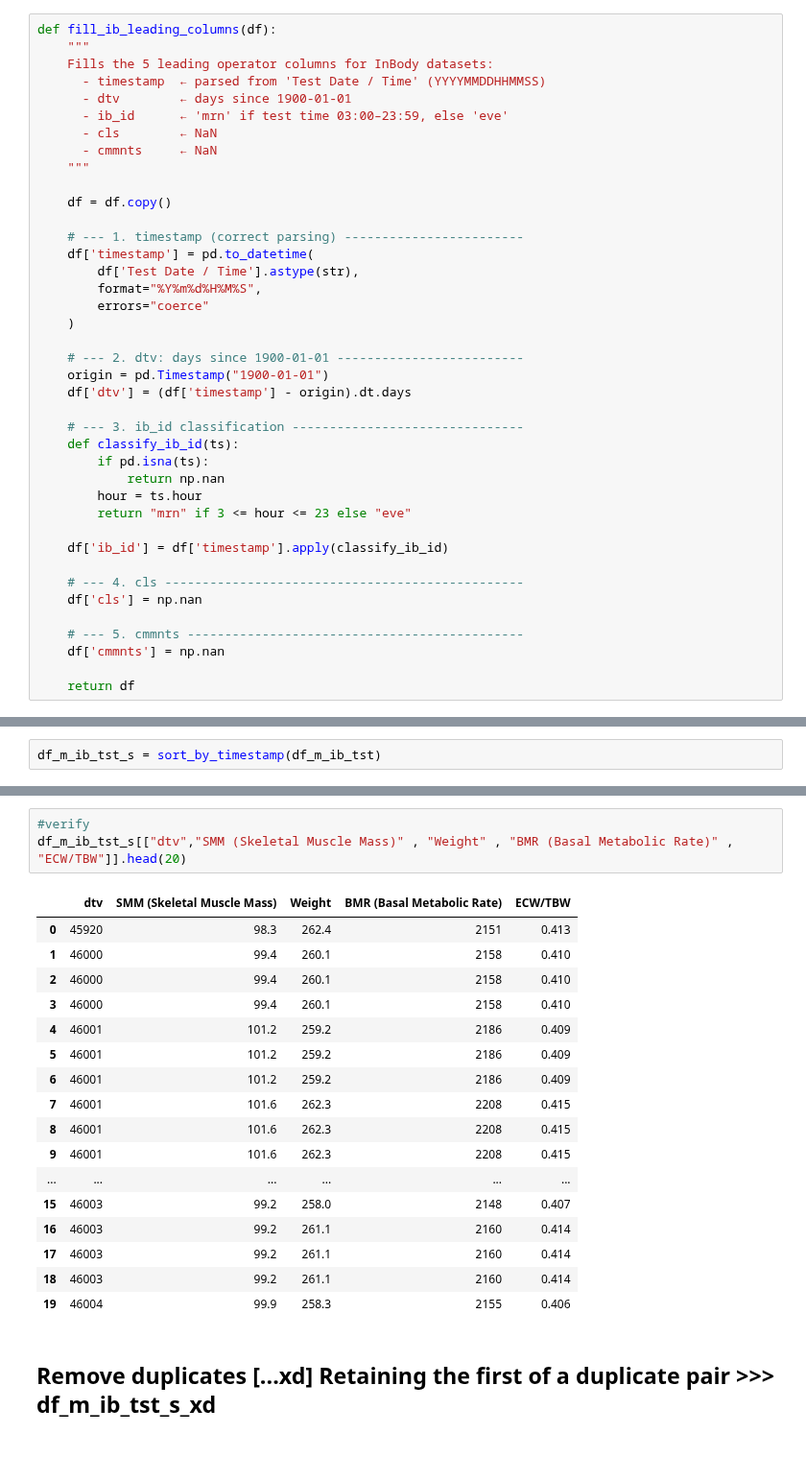
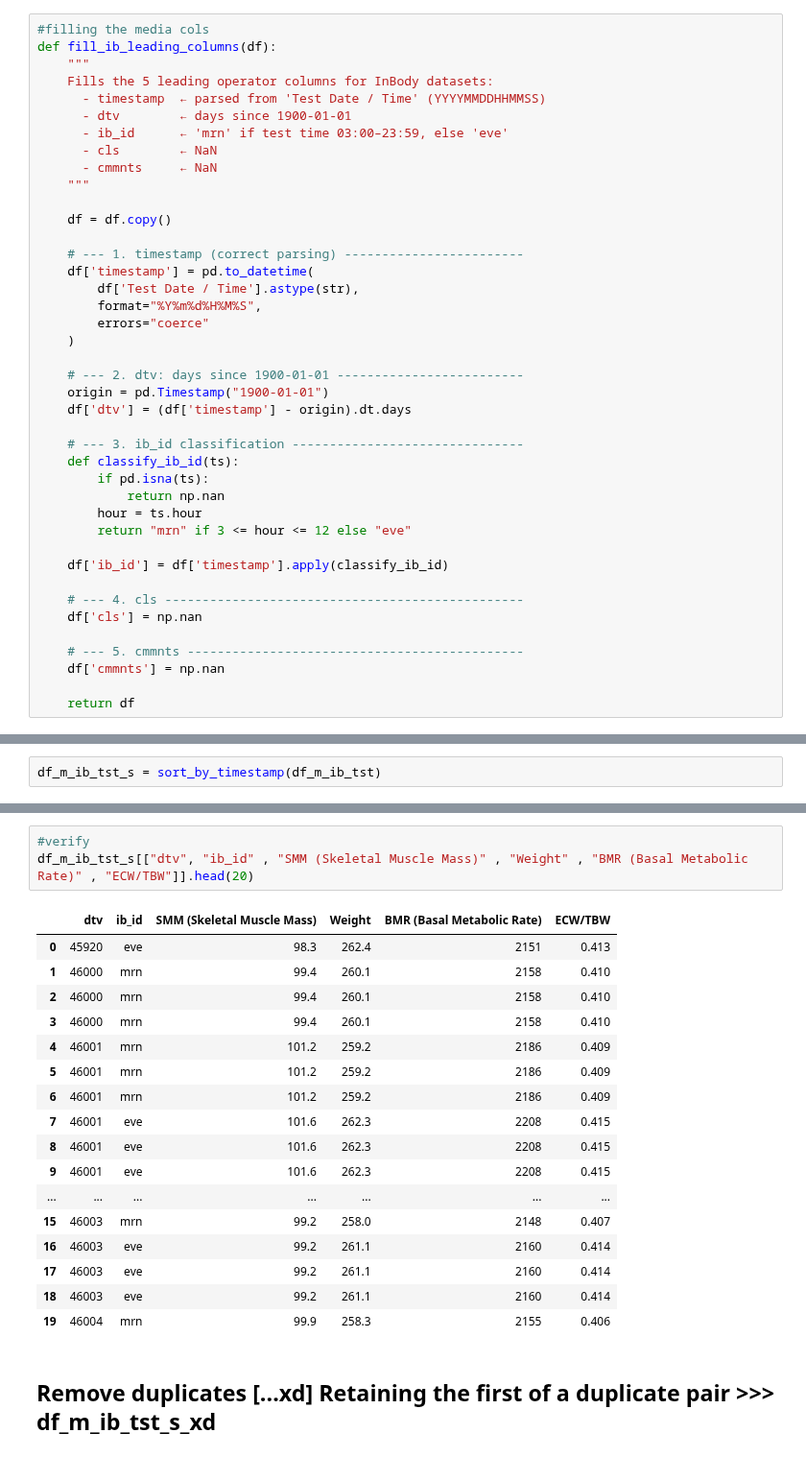
Before and after one commit to 1ratlabs/JL_2, a Jupyter notebook: ib_fls_import.ipynb, the cells around one changed output, grey strips where cells are left out. Shown at 96% size. Drawn from its saved outputs; the diff is of its cells as text.

```diff
--- a/ib_fls_import.ipynb
+++ b/ib_fls_import.ipynb
@@ -64,4 +71,5 @@ NOTE: timestamp = Test Date / Time does not work  use computed time stamp
 # %%
+#filling the media cols
 def fill_ib_leading_columns(df):
     """
     Fills the 5 leading operator columns for InBody datasets:
@@ -90,7 +98,7 @@ def fill_ib_leading_columns(df):
         if pd.isna(ts):
             return np.nan
         hour = ts.hour
-        return "mrn" if 3 <= hour <= 23 else "eve"
+        return "mrn" if 3 <= hour <= 12 else "eve"
 
     df['ib_id'] = df['timestamp'].apply(classify_ib_id)
 
@@ -207,24 +267,24 @@ df_m_ib_tst_s[['Test Date / Time', 'timestamp',"dtv"]].head(20)
 # %%
 #verify
-df_m_ib_tst_s[["dtv","SMM (Skeletal Muscle Mass)" , "Weight" , "BMR (Basal Metabolic Rate)" , "ECW/TBW"]].head(20)
+df_m_ib_tst_s[["dtv", "ib_id" , "SMM (Skeletal Muscle Mass)" , "Weight" , "BMR (Basal Metabolic Rate)" , "ECW/TBW"]].head(20)
 # %% [output]
-|  | dtv | SMM (Skeletal Muscle Mass) | Weight | BMR (Basal Metabolic Rate) | ECW/TBW |
-| 0 | 45920 | 98.3 | 262.4 | 2151 | 0.413 |
-| 1 | 46000 | 99.4 | 260.1 | 2158 | 0.410 |
-| 2 | 46000 | 99.4 | 260.1 | 2158 | 0.410 |
-| 3 | 46000 | 99.4 | 260.1 | 2158 | 0.410 |
-| 4 | 46001 | 101.2 | 259.2 | 2186 | 0.409 |
-| 5 | 46001 | 101.2 | 259.2 | 2186 | 0.409 |
-| 6 | 46001 | 101.2 | 259.2 | 2186 | 0.409 |
-| 7 | 46001 | 101.6 | 262.3 | 2208 | 0.415 |
-| 8 | 46001 | 101.6 | 262.3 | 2208 | 0.415 |
-| 9 | 46001 | 101.6 | 262.3 | 2208 | 0.415 |
-| ... | ... | ... | ... | ... | ... |
-| 15 | 46003 | 99.2 | 258.0 | 2148 | 0.407 |
-| 16 | 46003 | 99.2 | 261.1 | 2160 | 0.414 |
-| 17 | 46003 | 99.2 | 261.1 | 2160 | 0.414 |
-| 18 | 46003 | 99.2 | 261.1 | 2160 | 0.414 |
-| 19 | 46004 | 99.9 | 258.3 | 2155 | 0.406 |
+|  | dtv | ib_id | SMM (Skeletal Muscle Mass) | Weight | BMR (Basal Metabolic Rate) | ECW/TBW |
+| 0 | 45920 | eve | 98.3 | 262.4 | 2151 | 0.413 |
+| 1 | 46000 | mrn | 99.4 | 260.1 | 2158 | 0.410 |
+| 2 | 46000 | mrn | 99.4 | 260.1 | 2158 | 0.410 |
+| 3 | 46000 | mrn | 99.4 | 260.1 | 2158 | 0.410 |
+| 4 | 46001 | mrn | 101.2 | 259.2 | 2186 | 0.409 |
+| 5 | 46001 | mrn | 101.2 | 259.2 | 2186 | 0.409 |
+| 6 | 46001 | mrn | 101.2 | 259.2 | 2186 | 0.409 |
+| 7 | 46001 | eve | 101.6 | 262.3 | 2208 | 0.415 |
+| 8 | 46001 | eve | 101.6 | 262.3 | 2208 | 0.415 |
+| 9 | 46001 | eve | 101.6 | 262.3 | 2208 | 0.415 |
+| ... | ... | ... | ... | ... | ... | ... |
+| 15 | 46003 | mrn | 99.2 | 258.0 | 2148 | 0.407 |
+| 16 | 46003 | eve | 99.2 | 261.1 | 2160 | 0.414 |
+| 17 | 46003 | eve | 99.2 | 261.1 | 2160 | 0.414 |
+| 18 | 46003 | eve | 99.2 | 261.1 | 2160 | 0.414 |
+| 19 | 46004 | mrn | 99.9 | 258.3 | 2155 | 0.406 |
 # %% [markdown]
 ## Remove duplicates [...xd]  Retaining the first of a duplicate pair  >>> **df_m_ib_tst_s_xd**
 # %%
```
Also changed, not shown: parts of 23 cells of this notebook.
